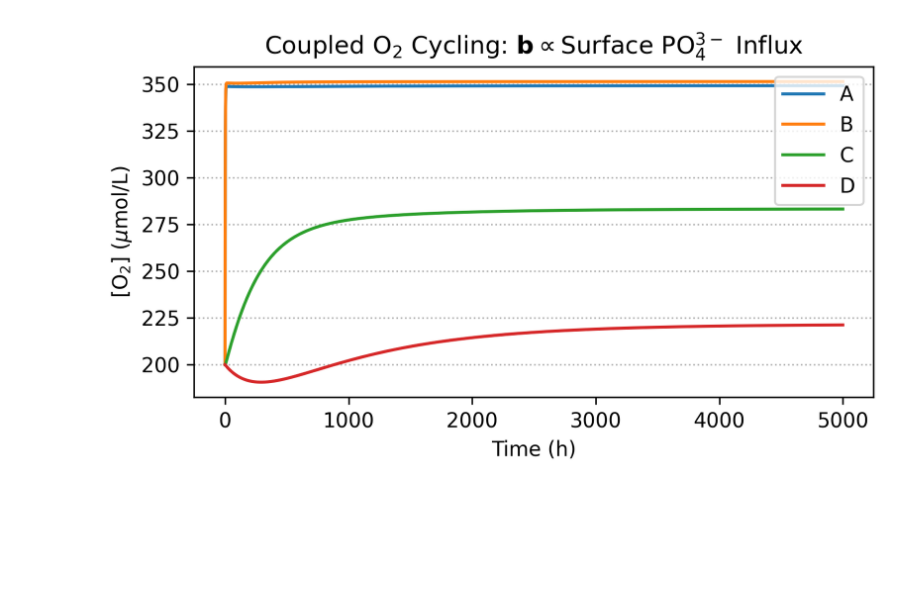
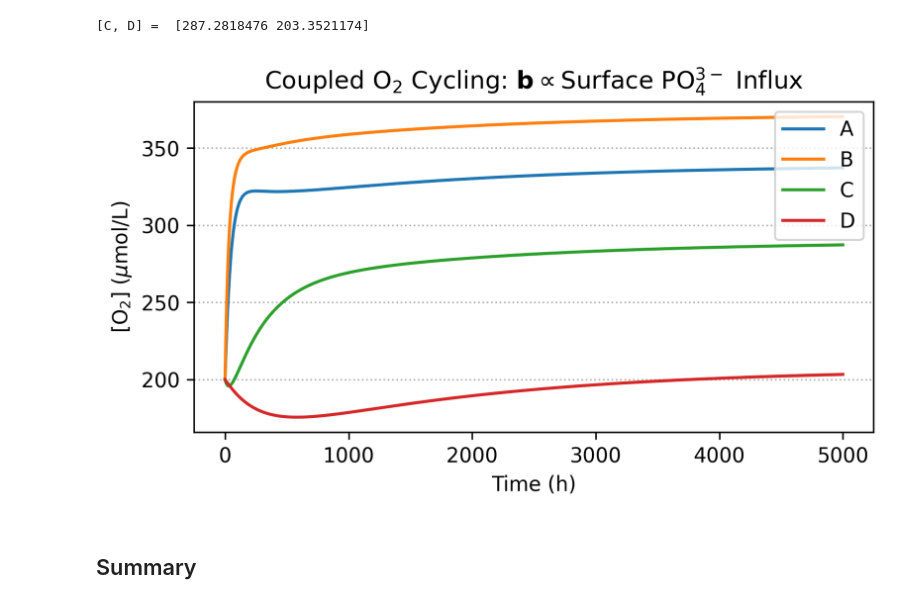
Before and after one commit to hernypeterson/nutrient-model, a Jupyter notebook: GEOL20E-HW6-NutrientModeling.ipynb, the cells around one changed output. Saved outputs shown, nothing was run; the diff lists cells and outputs as text; code cells hidden in the pictures; blank space fills up the shorter version.

```diff
--- a/GEOL20E-HW6-NutrientModeling.ipynb
+++ b/GEOL20E-HW6-NutrientModeling.ipynb
@@ -31,9 +32,14 @@ If you change these values, re-run the cell (Shift-Return) & any other cells tha
 # %%
-# reservoir volumes
+# volume
 v = np.array([600, 300, 3000, 6000]) # L
 
-# volumetric fluxes
-Q = np.array([[-8,  2,  0,  6],
-              [8, -12,  4,  0],
-              [0,  10, -12, 2],
-              [0,  0,   8, -8]]) # L/hr
+# h for "hollow" flux matrix (zeros on diagonal). row = sink, column = source
+Qh = np.array([[0,  2, 0, 6],
+               [8,  0, 4, 0],
+               [0, 10, 0, 2],
+               [0,  0, 8, 0]]) # L/hr
+
+# complete flux matrix. diagonal entries defined so each column sums to zero
+Q = Qh - np.diag(Qh.sum(axis = 0)) # L/hr
+
+print(Q) # compare Q with Qh
@@ -91,0 +98,3 @@ plt.show()
+# %%
+def bio(beta, indo, atl):
+    return beta * np.array([-indo, -atl, atl, indo])
@@ -173,31 +157,25 @@ These are added to the previous system for a total of eight equations. The two s
 # %%
-# Initial [O2] (umol/L)
-oxygen_0 = np.array([200, 200, 200, 200])
-c_0 = np.append(phosphate_0, oxygen_0) # keep track of all eight concentrations
+def sys_oxy(c, t):
+    b = bio(beta_flux, *(Qh[:2] @ c[:4]))
+    r = k_eq * np.array([c_eq - c[4], c_eq - c[5], 0, 0])
+    return np.append((Q @ c[:4] + b) / v,
+                     (Q @ c[4:] + R * b) / v + r)
 
 R = -105 # Redfield ratio: O2:PO4 in photosynthesis
 c_eq = 350 # surface [O2] at atmospheric equilibrium (umol/L)
-k_eq = 0.6 # atmospheric equilibration rate constant (/hr)
+k_eq = 0.01 # atmospheric equilibration rate constant (/hr)
 
-def system_oxy_q(c, t):
-    A = Q_hollow[0] @ c[:4]
-    B = Q_hollow[1] @ c[:4]
-    b = beta_q*np.array([-A, -B, B, A])
-    r = k_eq*np.array([c_eq-c[4], c_eq-c[5], 0, 0])
-    return np.append((Q @ c[:4] + b) / v,
-                     (Q @ c[4:] + R * b) / v + r)
+O0 = np.array([200, 200, 200, 200]) # Initial [O2] (umol/L)
 
-solution_oxy_q = odeint(system_oxy_q, c_0, t)
+sol_oxy = odeint(sys_oxy, np.append(P0, O0), t)
 
-plt.plot(t, solution_oxy_q.T[4:].T, label=abcd) # only plot oxygen
-plt.xlabel('Time (h)')
-plt.ylabel('[O$_2$] ($\mu$mol/L)')
-plt.title('Coupled O$_2$ Cycling: $\mathbf{b} \propto$Surface PO$_4^{3-}$ Influx')
-plt.legend()
+plot(sol_oxy[:,4:], "[O$_2$]",
+     "Coupled O$_2$ Cycling: $\mathbf{b} \propto$Surface PO$_4^{3-}$ Influx",
+     "oxy")
 
-plt.savefig("oxy.pdf")
-plt.show()
-
-#print(solution_oxy_q[-1,6:]) # show deepwater oxygen concentrations (surface defined)
+print("[C, D] = ", sol_oxy[-1,6:]) # deepwater oxygen concentrations
 # %% [output]
+[C, D] =  [287.2818476 203.3521174]
-[figure, old version]
+[figure, new version]
+# %% [markdown]
+## Summary
```
Also changed, not shown: parts of 46 cells of this notebook.
